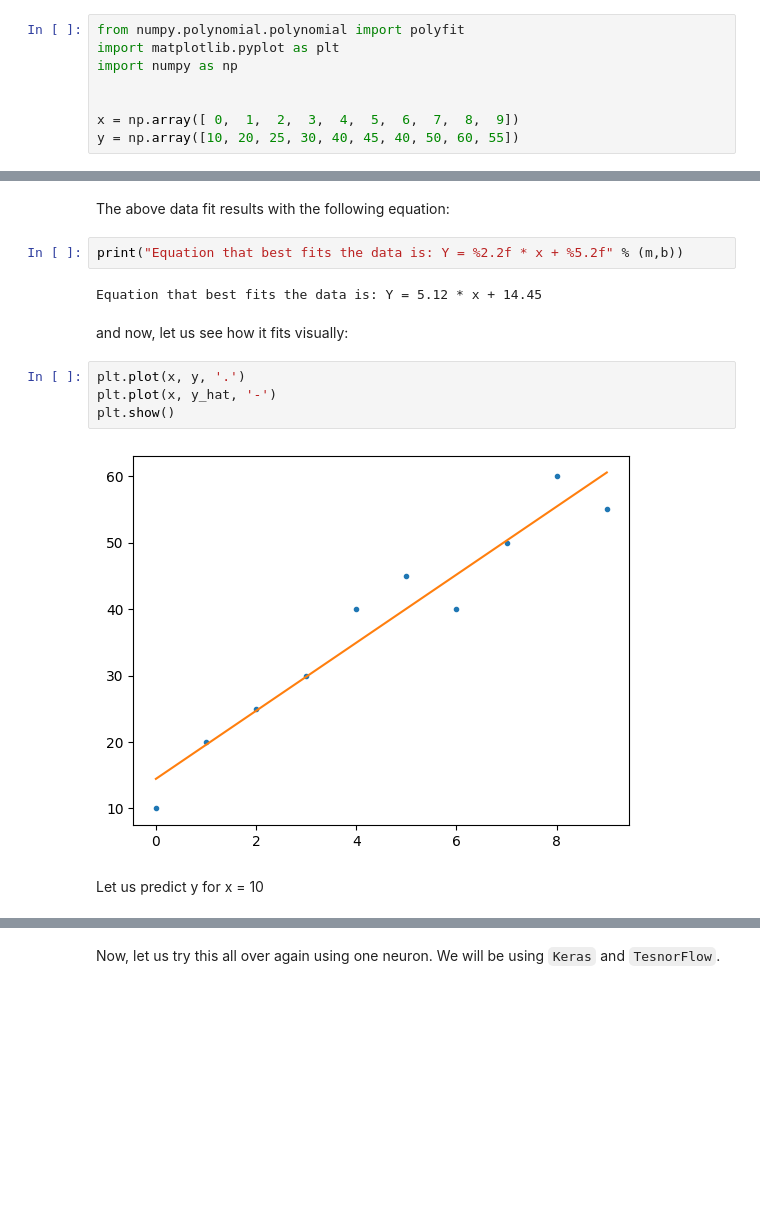
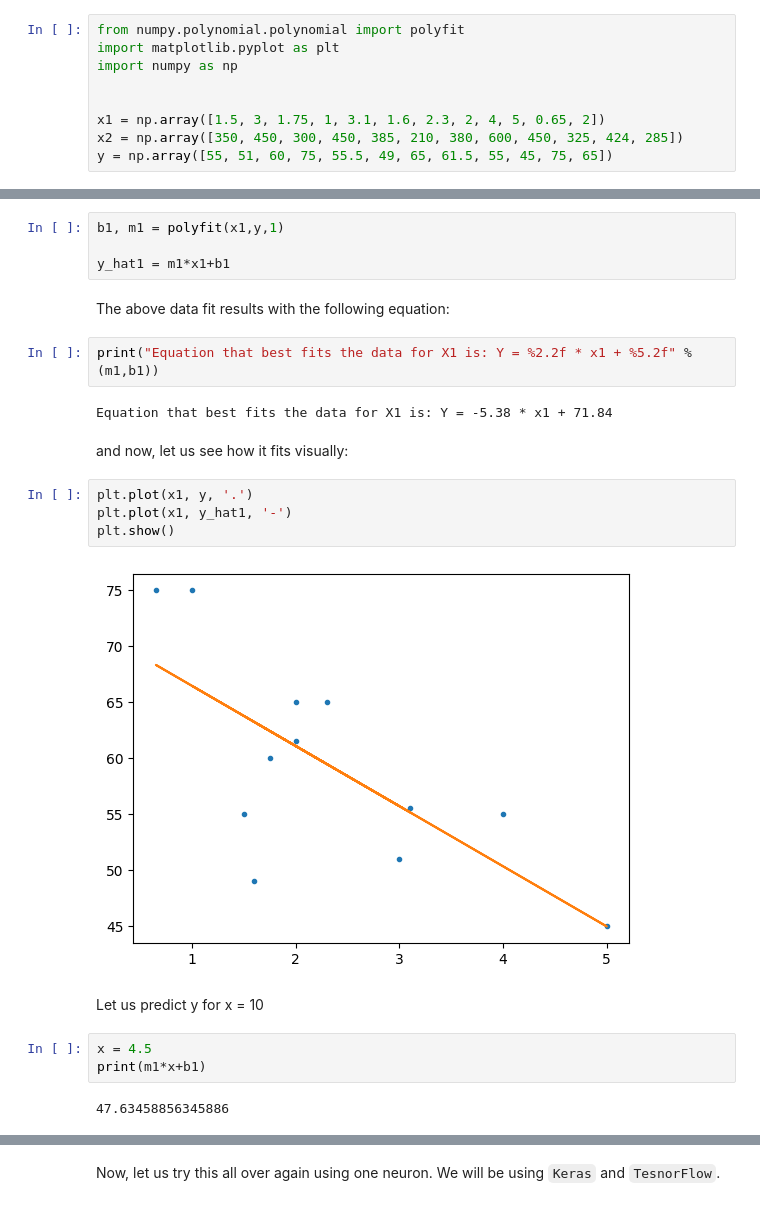
Before and after one commit to mohdkassar/AAI612_kassar, a Jupyter notebook: Week1/Notebook1.1.ipynb, the cells around one changed output, grey strips where cells are left out. Saved outputs shown, nothing was run; the diff lists cells and outputs as text; blank space fills up the shorter version.

```diff
--- a/Week1/Notebook1.1.ipynb
+++ b/Week1/Notebook1.1.ipynb
@@ -28,8 +28,9 @@ import matplotlib.pyplot as plt
 import numpy as np
 
 
-x = np.array([ 0,  1,  2,  3,  4,  5,  6,  7,  8,  9])
-y = np.array([10, 20, 25, 30, 40, 45, 40, 50, 60, 55])
+x1 = np.array([1.5, 3, 1.75, 1, 3.1, 1.6, 2.3, 2, 4, 5, 0.65, 2])
+x2 = np.array([350, 450, 300, 450, 385, 210, 380, 600, 450, 325, 424, 285])
+y = np.array([55, 51, 60, 75, 55.5, 49, 65, 61.5, 55, 45, 75, 65])
 # %% [markdown]
 Let us explore the data!
 # %%
@@ -46,16 +43,25 @@ y_hat = m*x+b
+# %%
+b1, m1 = polyfit(x1,y,1)
+
+y_hat1 = m1*x1+b1
 # %% [markdown]
 The above data fit results with the following equation:
 # %%
-print("Equation that best fits the data is: Y = %2.2f * x + %5.2f" % (m,b))
+print("Equation that best fits the data for X1 is: Y = %2.2f * x1 + %5.2f" % (m1,b1))
 # %% [output]
-Equation that best fits the data is: Y = 5.12 * x + 14.45
+Equation that best fits the data for X1 is: Y = -5.38 * x1 + 71.84
 # %% [markdown]
 and now, let us see how it fits visually:
 # %%
-plt.plot(x, y, '.')
-plt.plot(x, y_hat, '-')
+plt.plot(x1, y, '.')
+plt.plot(x1, y_hat1, '-')
 plt.show()
 # %% [output]
-[figure, old version]
+[figure, new version]
 # %% [markdown]
 Let us predict y for x = 10
+# %%
+x = 4.5
+print(m1*x+b1)
+# %% [output]
+47.63458856345886
```
Also changed, not shown: parts of 18 cells of this notebook.
